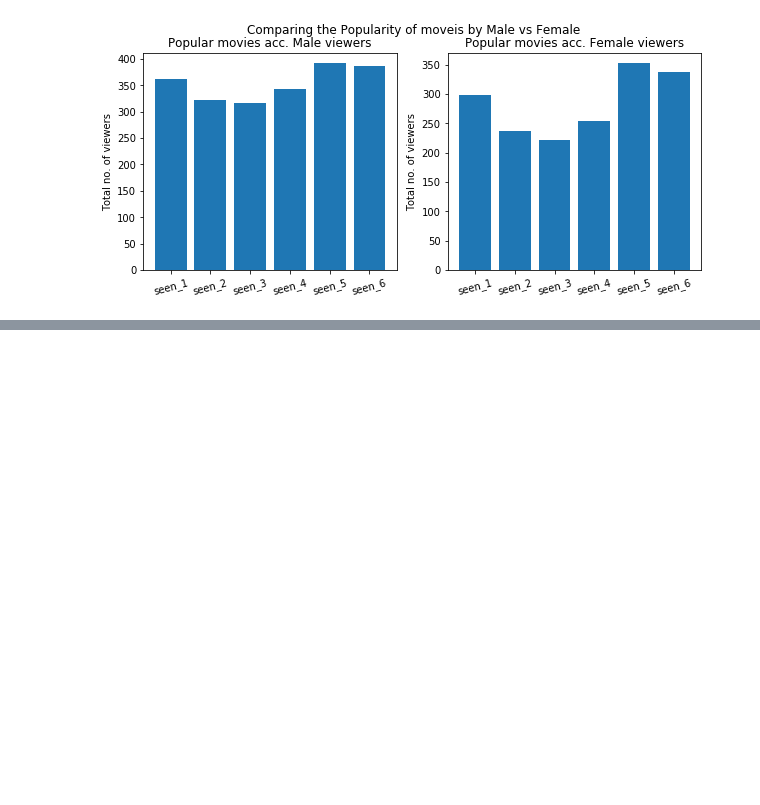
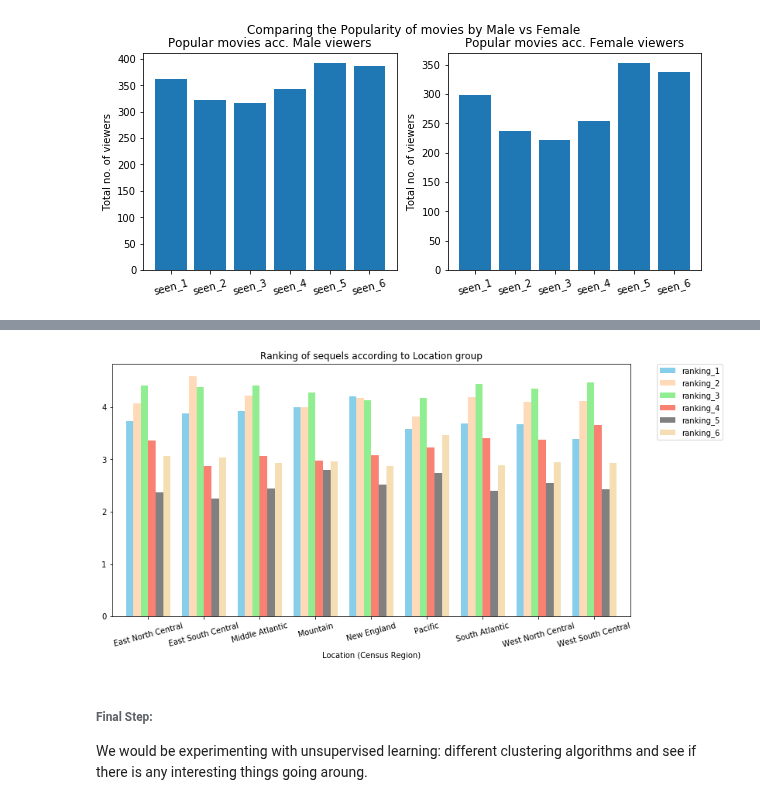
Before and after one commit to Mattobad/66DaysOfData, a Jupyter notebook: jupyter_notebooks/Star-Wars-Survey-Analysis.ipynb, the cells around one changed output, grey strips where cells are left out. Cells and saved outputs as stored; diff of their text form; code cells hidden in the pictures; blank space fills up the shorter version.

```diff
--- a/jupyter_notebooks/Star-Wars-Survey-Analysis.ipynb
+++ b/jupyter_notebooks/Star-Wars-Survey-Analysis.ipynb
@@ -468,0 +669,3 @@ Potential next steps:
+# %%
+df_location = star_wars_df.groupby(by=['Location (Census Region)']).mean()
+df_location
@@ -468,0 +684,18 @@ Potential next steps:
+# %%
+# color mapping
+clr_mapping = ['skyblue','peachpuff','lightgreen','salmon','grey',
+         'wheat']
+
+df_location.iloc[:,8:].plot.bar(rot=15,figsize=(12,6),
+                        title='Ranking of sequels according to Location group',
+                          color=clr_mapping,
+                               width=0.8)
+# Put the legend out of the figure
+plt.legend(bbox_to_anchor=(1.05, 1), loc=2, borderaxespad=0.,
+          fontsize=10)
+plt.show()
+# %% [output]
+[figure, added]
+# %% [markdown]
+###### Final Step:
+We would be experimenting with unsupervised learning: different clustering algorithms and see if there is any interesting things going aroung.
```
Also changed, not shown: parts of 50 cells of this notebook.
